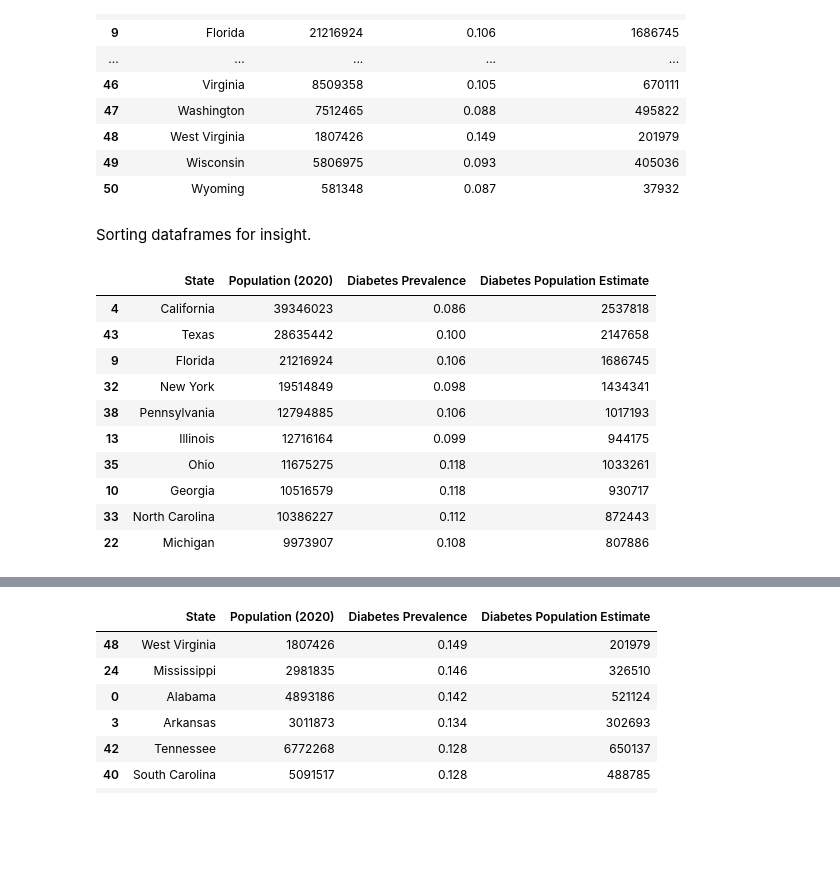
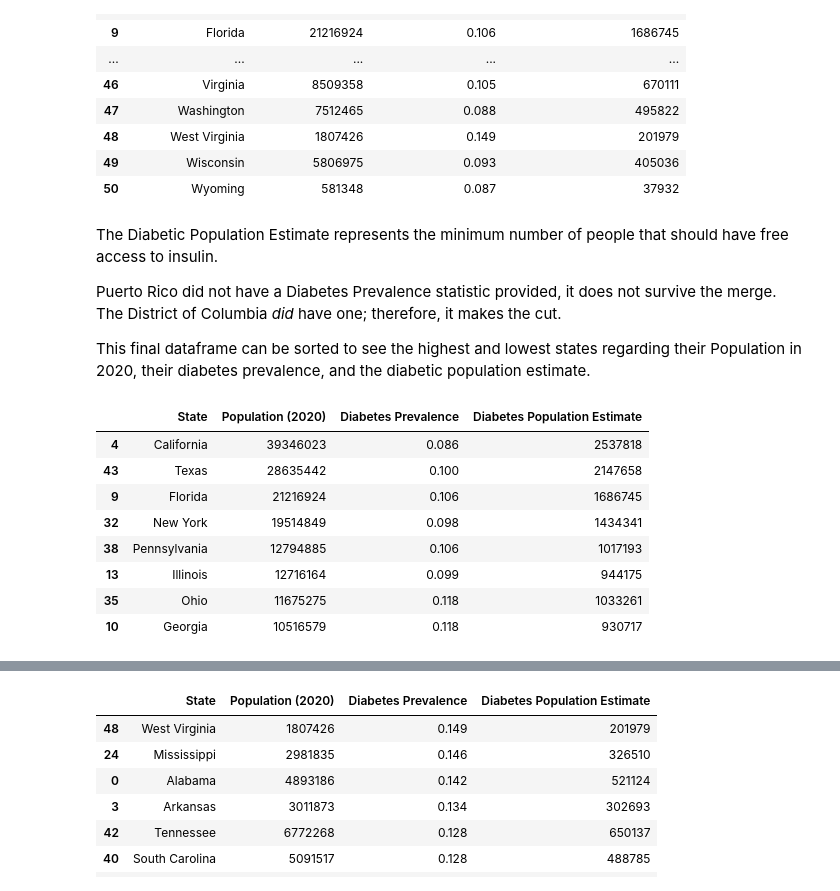
Before and after one commit to LilGotit/StateVarianceDiabetes, a Jupyter notebook: StateVarianceDiabetes.ipynb, the cells around one changed output, grey strips where cells are left out. Cells and saved outputs as stored; diff of their text form; code cells hidden in the pictures; blank space fills up the shorter version.

Commit message:
Fine-tuned sorting charts

```diff
--- a/StateVarianceDiabetes.ipynb
+++ b/StateVarianceDiabetes.ipynb
@@ -116,8 +116,8 @@ estimate.head(8)
 # %% [markdown]
 Factoring in the Prevalence statistic excluding ages 0-19 (a group representing 25 percent of the total U.S. population), an equation to estimate the diabetic population per state was derived.
 # %%
-estimate["Diabetes Population Estimate"] = estimate["Population (2020)"] * 0.75 * estimate["Diabetes Prevalence"]
-estimate["Diabetes Population Estimate"] = estimate["Diabetes Population Estimate"].astype(int)
+estimate["Diabetic Population Estimate"] = estimate["Population (2020)"] * 0.75 * estimate["Diabetes Prevalence"]
+estimate["Diabetic Population Estimate"] = estimate["Diabetic Population Estimate"].astype(int)
 estimate
 # %% [output]
 |  | State | Population (2020) | Diabetes Prevalence | Diabetes Population Estimate |
@@ -137,19 +137,21 @@ estimate
 | 48 | West Virginia | 1807426 | 0.149 | 201979 |
 | 49 | Wisconsin | 5806975 | 0.093 | 405036 |
 | 50 | Wyoming | 581348 | 0.087 | 37932 |
-# %% [markdown]
-Sorting dataframes for insight.
+# %% [markdown]
+The Diabetic Population Estimate represents the minimum number of people that should have free access to insulin.
+
+Puerto Rico did not have a Diabetes Prevalence statistic provided, it does not survive the merge. The District of Columbia *did* have one; therefore, it makes the cut.
+
+This final dataframe can be sorted to see the highest and lowest states regarding their Population in 2020, their diabetes prevalence, and the diabetic population estimate.
 # %%
-estimate.sort_values(by="Population (2020)", ascending=False).head(10)
+estimate.sort_values(by="Population (2020)", ascending=False).head(8)
 # %% [output]
 |  | State | Population (2020) | Diabetes Prevalence | Diabetes Population Estimate |
 | 4 | California | 39346023 | 0.086 | 2537818 |
 | 43 | Texas | 28635442 | 0.100 | 2147658 |
 | 9 | Florida | 21216924 | 0.106 | 1686745 |
 | 32 | New York | 19514849 | 0.098 | 1434341 |
 | 38 | Pennsylvania | 12794885 | 0.106 | 1017193 |
 | 13 | Illinois | 12716164 | 0.099 | 944175 |
 | 35 | Ohio | 11675275 | 0.118 | 1033261 |
 | 10 | Georgia | 10516579 | 0.118 | 930717 |
-| 33 | North Carolina | 10386227 | 0.112 | 872443 |
-| 22 | Michigan | 9973907 | 0.108 | 807886 |
```
Also changed, not shown: parts of 8 cells of this notebook.
